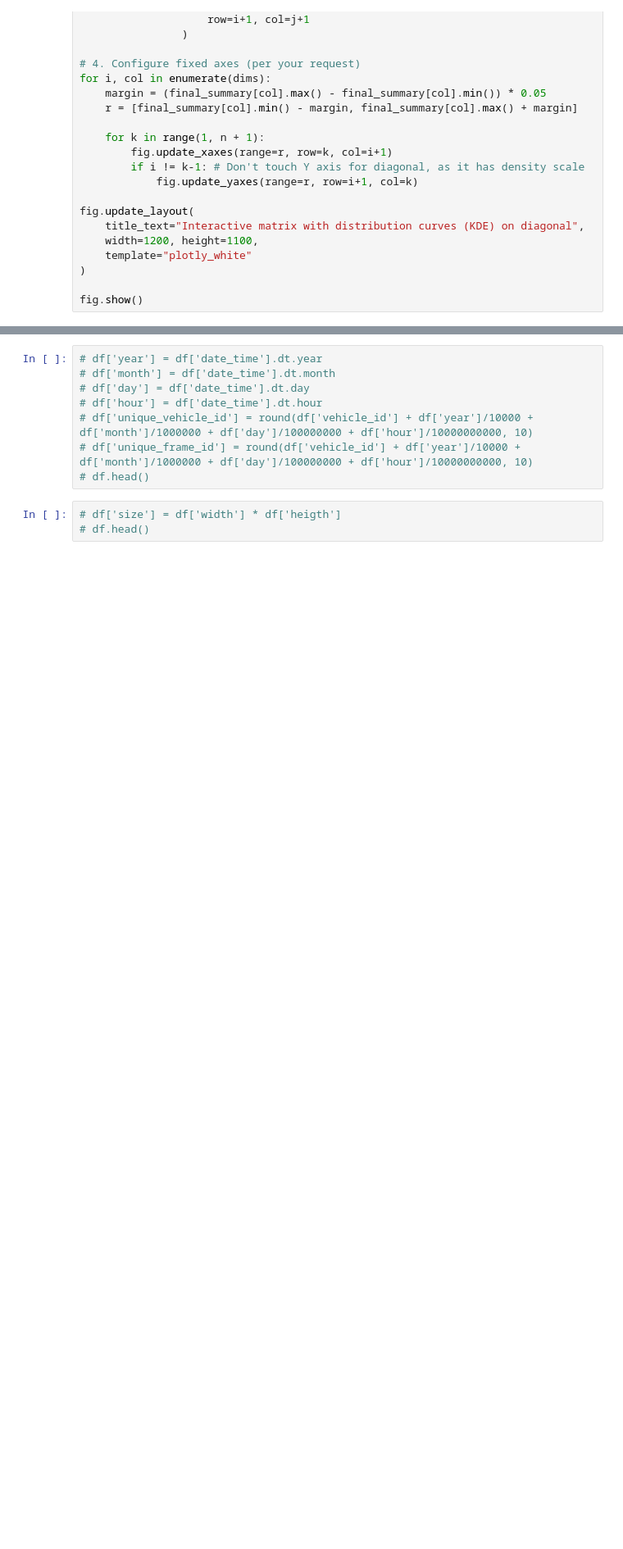
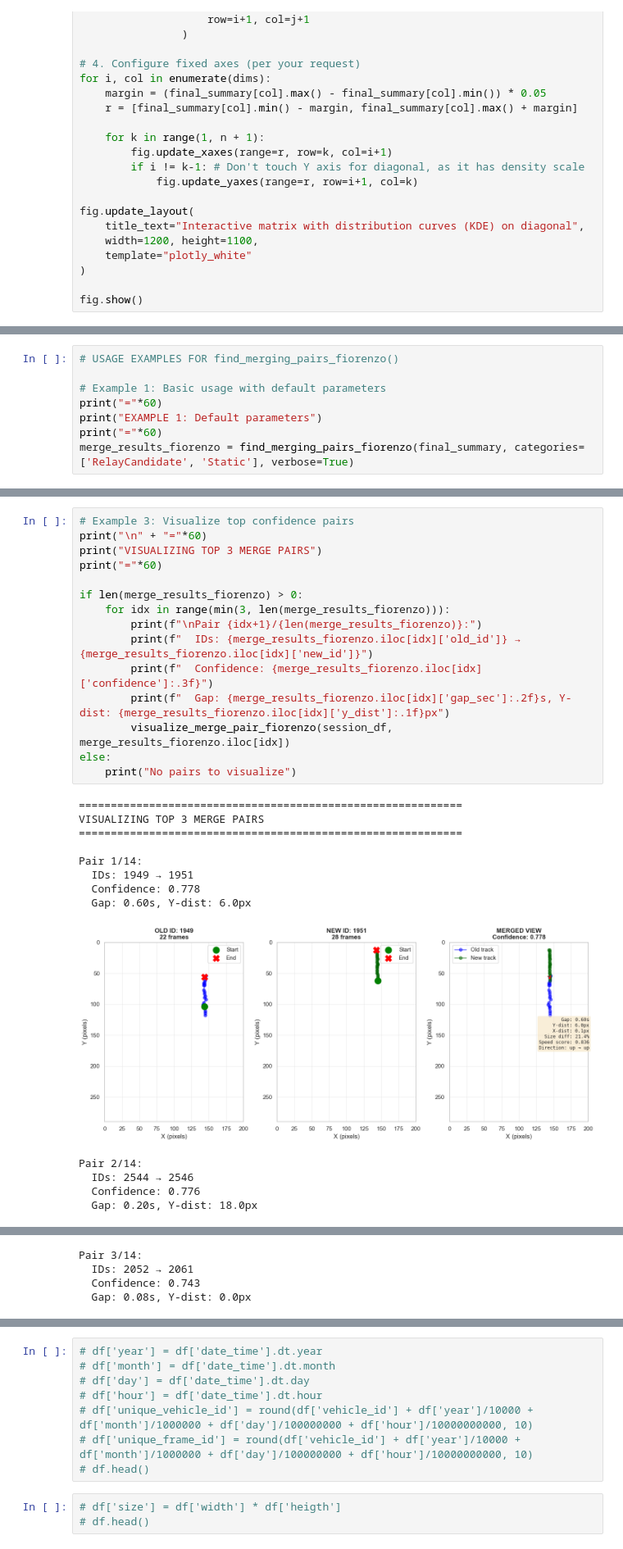
Before and after one commit to mikeandrusyak/Traffic-monitoring-Challenge, a Jupyter notebook: load_data_from_database.ipynb, the cells around one changed output, grey strips where cells are left out. Shown at 82% size. Saved outputs shown, nothing was run; the diff lists cells and outputs as text; blank space fills up the shorter version.

Commit message:
Created 2 new find_merge_pairs functions Created velocity and direction function

```diff
--- a/load_data_from_database.ipynb
+++ b/load_data_from_database.ipynb
@@ -304,0 +813,8 @@ print(merge_results.head())
+# %%
+# USAGE EXAMPLES FOR find_merging_pairs_fiorenzo()
+
+# Example 1: Basic usage with default parameters
+print("="*60)
+print("EXAMPLE 1: Default parameters")
+print("="*60)
+merge_results_fiorenzo = find_merging_pairs_fiorenzo(final_summary, categories=['RelayCandidate', 'Static'], verbose=True)
@@ -304,0 +923,29 @@ print(merge_results.head())
+# %%
+# Example 3: Visualize top confidence pairs
+print("\n" + "="*60)
+print("VISUALIZING TOP 3 MERGE PAIRS")
+print("="*60)
+
+if len(merge_results_fiorenzo) > 0:
+    for idx in range(min(3, len(merge_results_fiorenzo))):
+        print(f"\nPair {idx+1}/{len(merge_results_fiorenzo)}:")
+        print(f"  IDs: {merge_results_fiorenzo.iloc[idx]['old_id']} → {merge_results_fiorenzo.iloc[idx]['new_id']}")
+        print(f"  Confidence: {merge_results_fiorenzo.iloc[idx]['confidence']:.3f}")
+        print(f"  Gap: {merge_results_fiorenzo.iloc[idx]['gap_sec']:.2f}s, Y-dist: {merge_results_fiorenzo.iloc[idx]['y_dist']:.1f}px")
+        visualize_merge_pair_fiorenzo(session_df, merge_results_fiorenzo.iloc[idx])
+else:
+    print("No pairs to visualize")
+# %% [output]
+============================================================
+VISUALIZING TOP 3 MERGE PAIRS
+============================================================
+
+Pair 1/14:
+  IDs: 1949 → 1951
+  Confidence: 0.778
+  Gap: 0.60s, Y-dist: 6.0px
+[figure, added]
+Pair 2/14:
+  IDs: 2544 → 2546
+  Confidence: 0.776
+  Gap: 0.20s, Y-dist: 18.0px
@@ -304,0 +953,4 @@ print(merge_results.head())
+Pair 3/14:
+  IDs: 2052 → 2061
+  Confidence: 0.743
+  Gap: 0.08s, Y-dist: 0.0px
```
Also changed, not shown: parts of 16 cells of this notebook, 3 other files.
